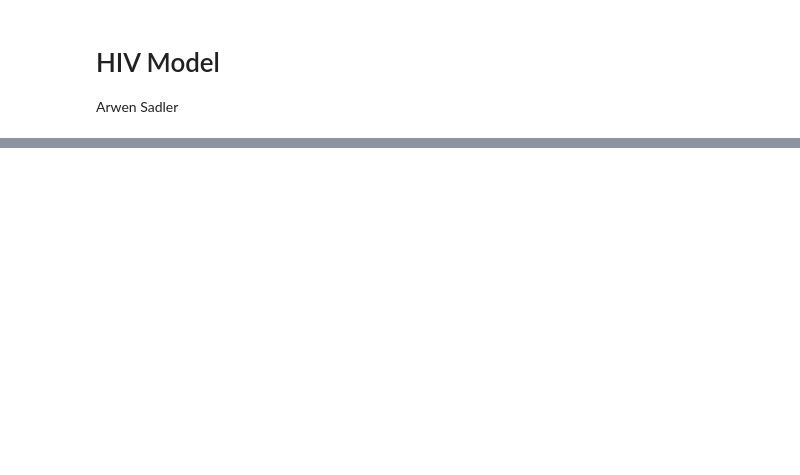
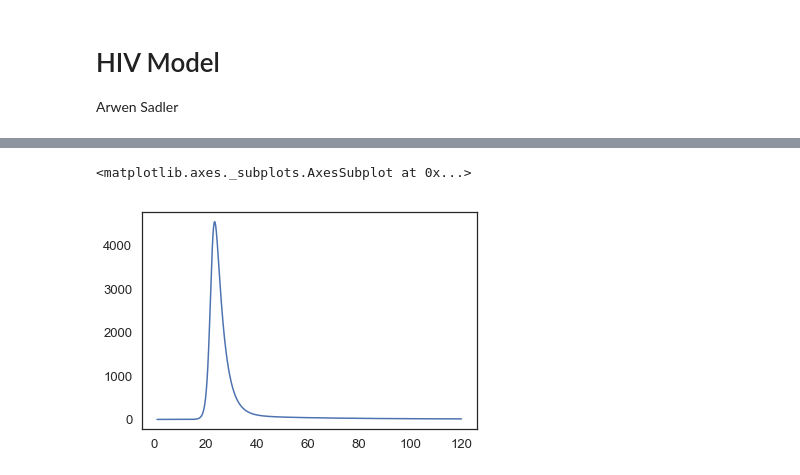
Before and after one commit to arwensadler/ModSimPy, a Jupyter notebook: code/HIV-Model.ipynb, the cells around one changed output, grey strips where cells are left out. Drawn from its saved outputs; the diff is of its cells as text; code cells hidden in the pictures; blank space fills up the shorter version.

```diff
--- a/code/HIV-Model.ipynb
+++ b/code/HIV-Model.ipynb
@@ -99,10 +99,3 @@ def update_func(system, state):
     state.V += dVdt * dt
 
     return state
-# %%
-state = State(R=1000,
-             L=0,
-             E=0,
-             V=0.0000004)
-
-run_simulation(system, state, update_func).plot()
@@ -111,0 +102,4 @@ run_simulation(system, state, update_func).plot()
+# %%
+
+
+data = run_simulation(system, state, update_func)
@@ -111,0 +125,5 @@ run_simulation(system, state, update_func).plot()
+# %%
+data.V.plot()
+# %% [output]
+<matplotlib.axes._subplots.AxesSubplot at 0x...>
+[figure, added]
```
Also changed, not shown: parts of 7 cells of this notebook.
